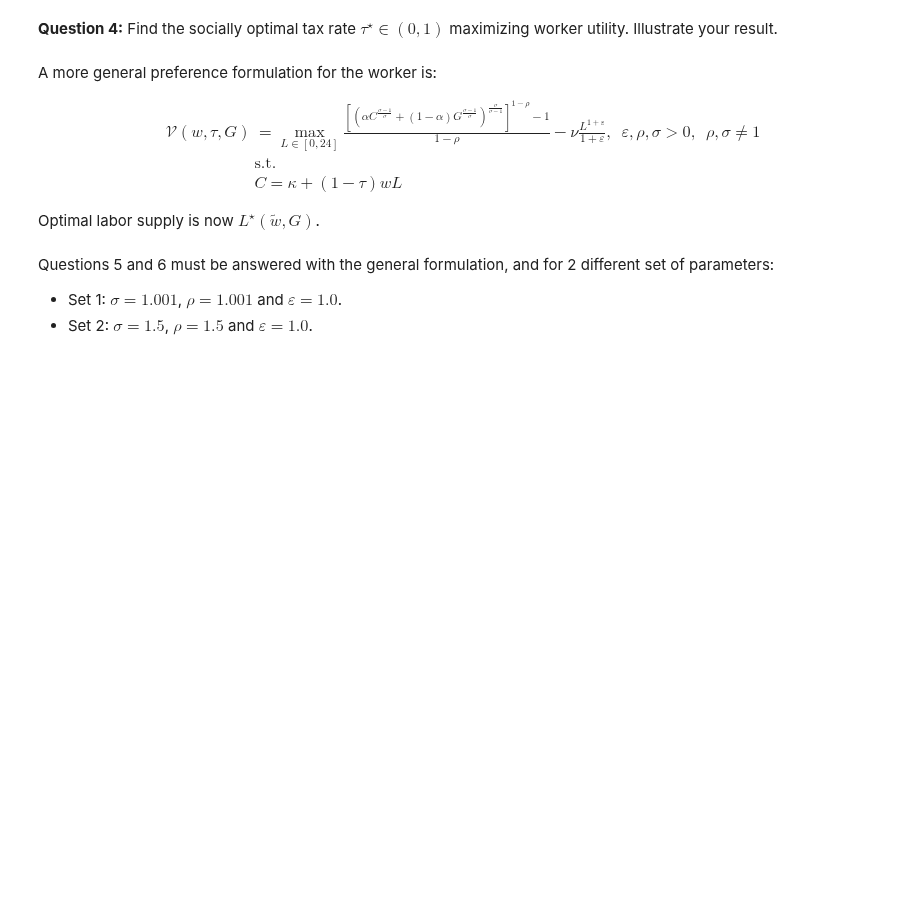
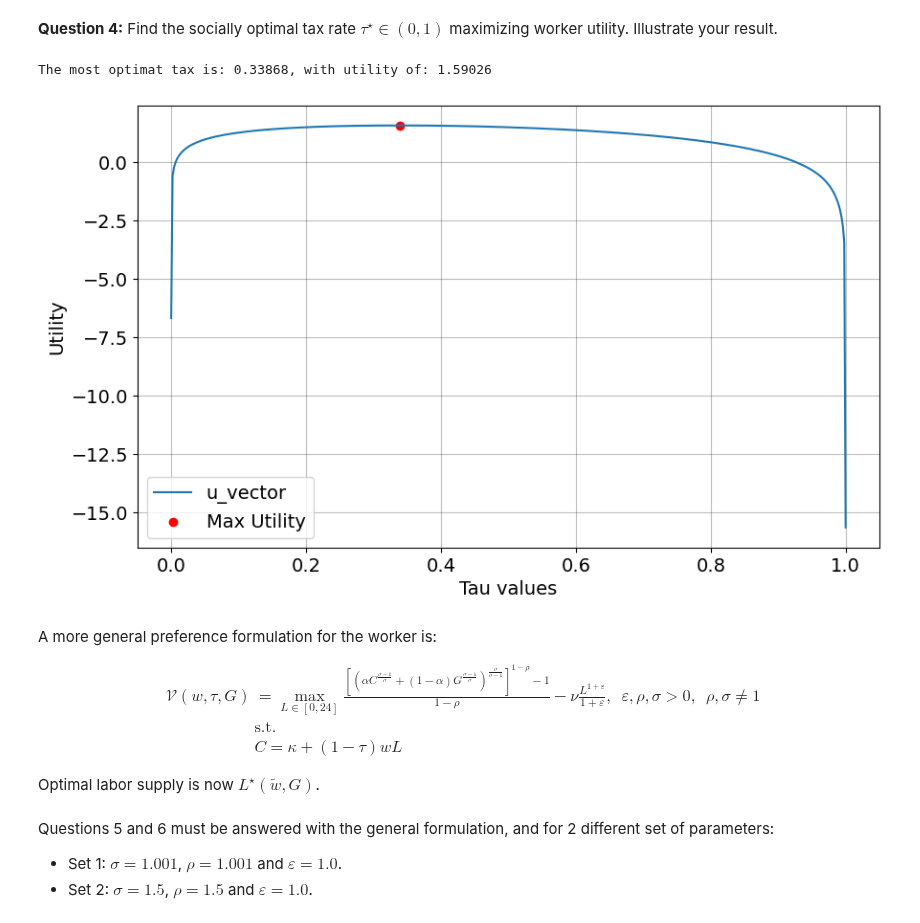
Before and after one commit to NumEconCopenhagen/projects-2023-EFS, a Jupyter notebook: examproject/q1.ipynb, the cells around one changed output. Cells and saved outputs as stored; diff of their text form; code cells hidden in the pictures; blank space fills up the shorter version.

```diff
--- a/examproject/q1.ipynb
+++ b/examproject/q1.ipynb
@@ -125,5 +115,22 @@ plt.show()
 # %% [markdown]
 **Question 4:** Find the socially optimal tax rate $\tau^{\star}\in(0,1)$ maximizing worker utility. Illustrate your result.
+# %%
+max_index = np.argmax(u_vector)
+optimal_tax = tau_vector[max_index]
+max_utility = max(u_vector)
+
+print(f'The most optimat tax is: {optimal_tax:6.5f}, with utility of: {max_utility:6.5f}')
+
+plt.figure(figsize=(10, 6))
+plt.plot(tau_vector, u_vector, label='u_vector')
+plt.scatter(optimal_tax, max_utility, color='red', label='Max Utility')  # Add a dot at the maximum value
+plt.xlabel('Tau values')
+plt.ylabel('Utility')
+plt.legend()
+plt.show()
+# %% [output]
+The most optimat tax is: 0.33868, with utility of: 1.59026
+[figure, added]
 # %% [markdown]
 A more general preference formulation for the worker is:
 
```
Also changed, not shown: parts of 3 cells of this notebook, 1 other file.
